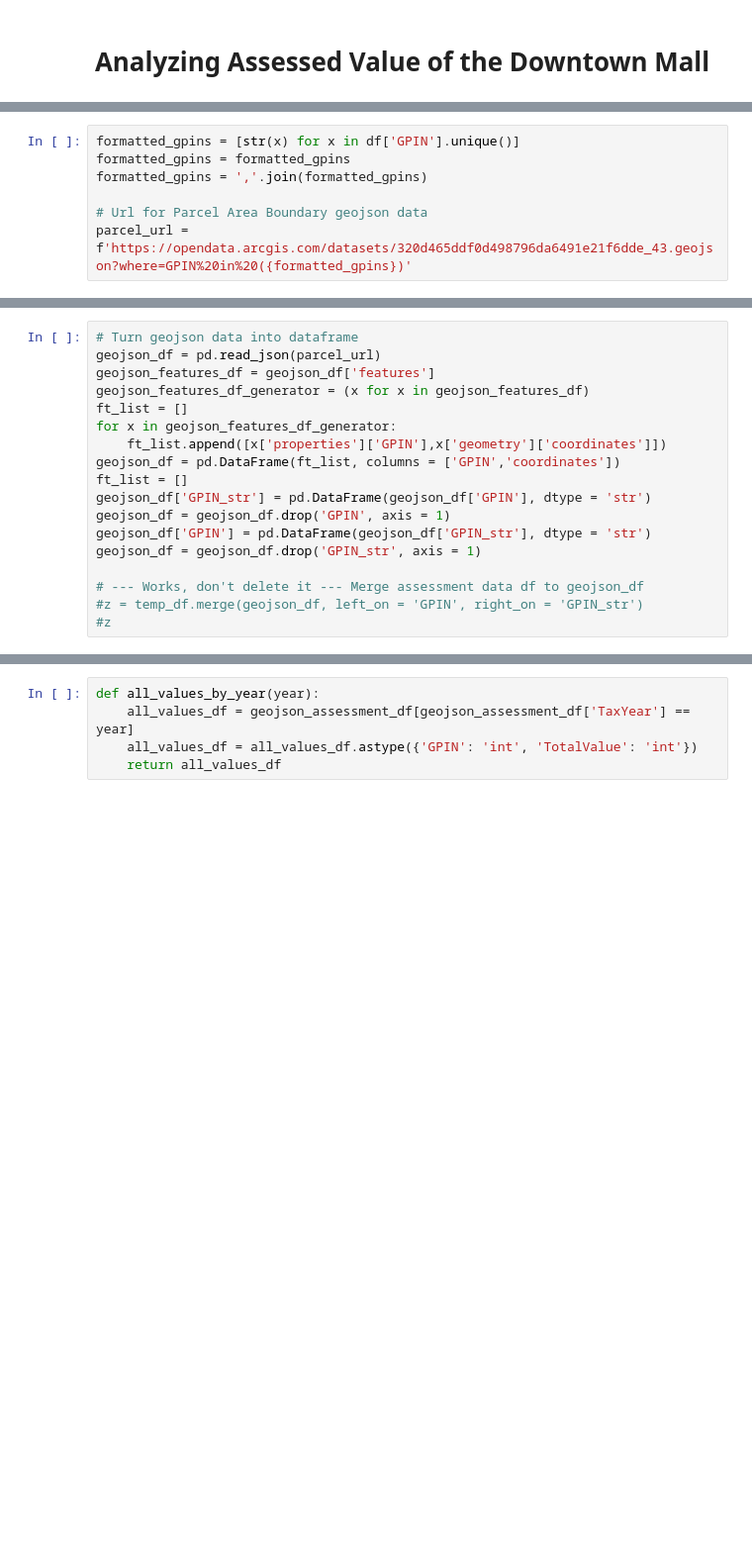
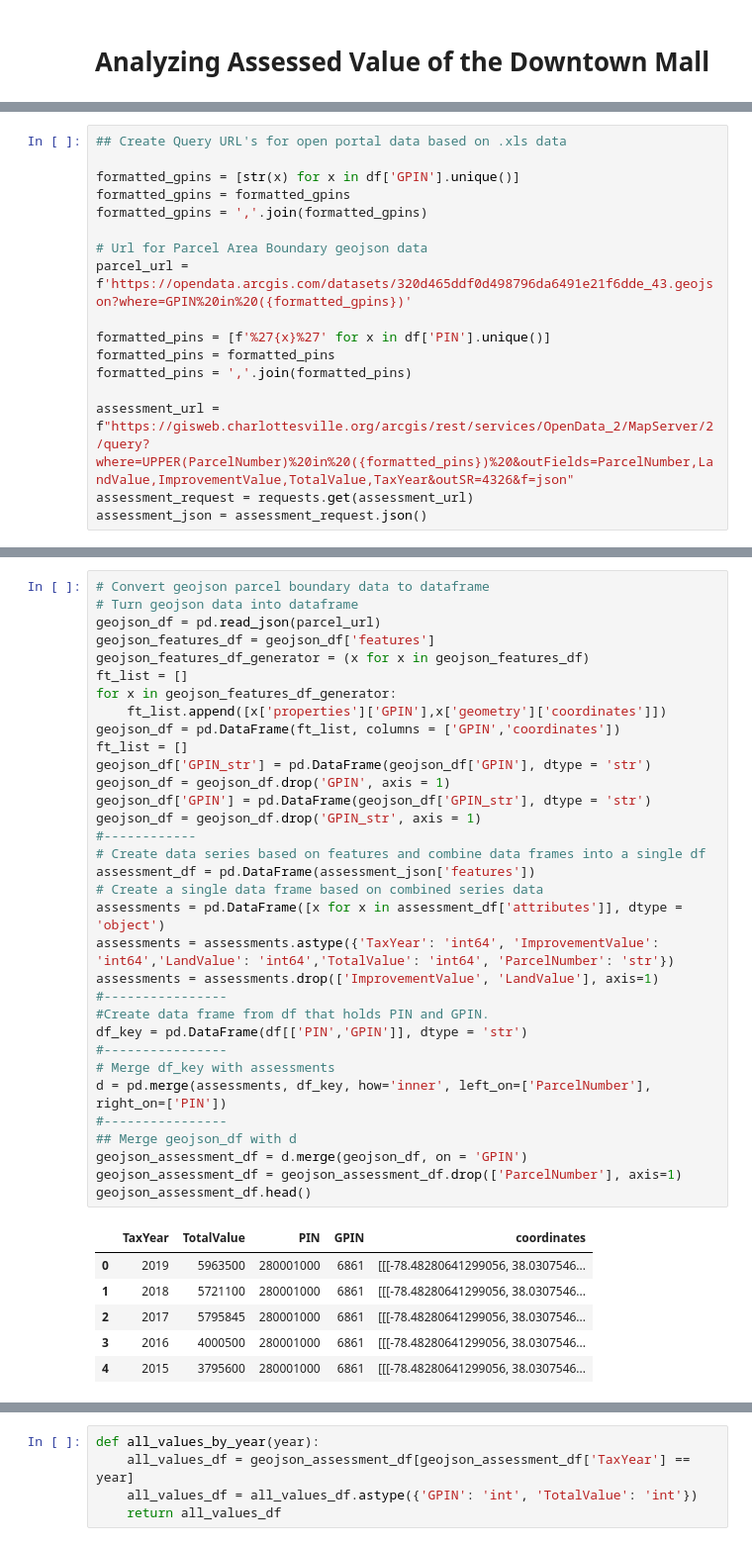
Before and after one commit to strmwtr/downtown_assessments, a Jupyter notebook: Downtown Assessments-Copy1.ipynb, the cells around one changed output, grey strips where cells are left out. Shown: that part at 99% size. Cells and saved outputs as stored; diff of their text form; blank space fills up the shorter version.

```diff
--- a/Downtown Assessments-Copy1.ipynb
+++ b/Downtown Assessments-Copy1.ipynb
@@ -28,7 +20,17 @@ df = df[not_multipin]
 # %%
+## Create Query URL's for open portal data based on .xls data
+
 formatted_gpins = [str(x) for x in df['GPIN'].unique()]
 formatted_gpins = formatted_gpins
 formatted_gpins = ','.join(formatted_gpins)
 
 # Url for Parcel Area Boundary geojson data
 parcel_url = f'https://opendata.arcgis.com/datasets/320d465ddf0d498796da6491e21f6dde_43.geojson?where=GPIN%20in%20({formatted_gpins})'
+
+formatted_pins = [f'%27{x}%27' for x in df['PIN'].unique()]
+formatted_pins = formatted_pins
+formatted_pins = ','.join(formatted_pins)
+
+assessment_url = f"https://gisweb.charlottesville.org/arcgis/rest/services/OpenData_2/MapServer/2/query?where=UPPER(ParcelNumber)%20in%20({formatted_pins})%20&outFields=ParcelNumber,LandValue,ImprovementValue,TotalValue,TaxYear&outSR=4326&f=json"
+assessment_request = requests.get(assessment_url)
+assessment_json = assessment_request.json()
@@ -37,18 +37,40 @@ parcel_url = f'https://opendata.arcgis.com/datasets/320d465ddf0d498796da6491e21f
 # %%
+# Convert geojson parcel boundary data to dataframe
 # Turn geojson data into dataframe
 geojson_df = pd.read_json(parcel_url)
 geojson_features_df = geojson_df['features']
 geojson_features_df_generator = (x for x in geojson_features_df)
 ft_list = []
 for x in geojson_features_df_generator:
     ft_list.append([x['properties']['GPIN'],x['geometry']['coordinates']])
 geojson_df = pd.DataFrame(ft_list, columns = ['GPIN','coordinates'])
 ft_list = []
 geojson_df['GPIN_str'] = pd.DataFrame(geojson_df['GPIN'], dtype = 'str')
 geojson_df = geojson_df.drop('GPIN', axis = 1)
 geojson_df['GPIN'] = pd.DataFrame(geojson_df['GPIN_str'], dtype = 'str')
 geojson_df = geojson_df.drop('GPIN_str', axis = 1)
-
-# --- Works, don't delete it --- Merge assessment data df to geojson_df
-#z = temp_df.merge(geojson_df, left_on = 'GPIN', right_on = 'GPIN_str')
-#z
+#------------
+# Create data series based on features and combine data frames into a single df
+assessment_df = pd.DataFrame(assessment_json['features'])
+# Create a single data frame based on combined series data
+assessments = pd.DataFrame([x for x in assessment_df['attributes']], dtype = 'object')
+assessments = assessments.astype({'TaxYear': 'int64', 'ImprovementValue': 'int64','LandValue': 'int64','TotalValue': 'int64', 'ParcelNumber': 'str'})
+assessments = assessments.drop(['ImprovementValue', 'LandValue'], axis=1)
+#----------------
+#Create data frame from df that holds PIN and GPIN.
+df_key = pd.DataFrame(df[['PIN','GPIN']], dtype = 'str')
+#----------------
+# Merge df_key with assessments
+d = pd.merge(assessments, df_key, how='inner', left_on=['ParcelNumber'], right_on=['PIN'])
+#----------------
+## Merge geojson_df with d
+geojson_assessment_df = d.merge(geojson_df, on = 'GPIN')
+geojson_assessment_df = geojson_assessment_df.drop(['ParcelNumber'], axis=1)
+geojson_assessment_df.head()
+# %% [output]
+|  | TaxYear | TotalValue | PIN | GPIN | coordinates |
+| 0 | 2019 | 5963500 | 280001000 | 6861 | [[[-78.48280641299056, 38.0307546... |
+| 1 | 2018 | 5721100 | 280001000 | 6861 | [[[-78.48280641299056, 38.0307546... |
+| 2 | 2017 | 5795845 | 280001000 | 6861 | [[[-78.48280641299056, 38.0307546... |
+| 3 | 2016 | 4000500 | 280001000 | 6861 | [[[-78.48280641299056, 38.0307546... |
+| 4 | 2015 | 3795600 | 280001000 | 6861 | [[[-78.48280641299056, 38.0307546... |
```
Also changed, not shown: parts of 32 cells of this notebook, 3 other files.
